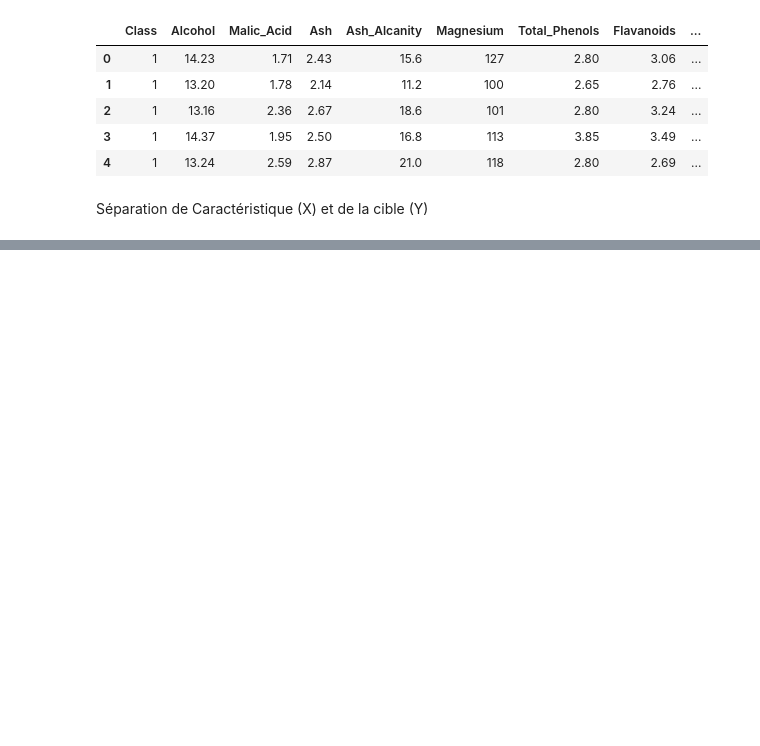
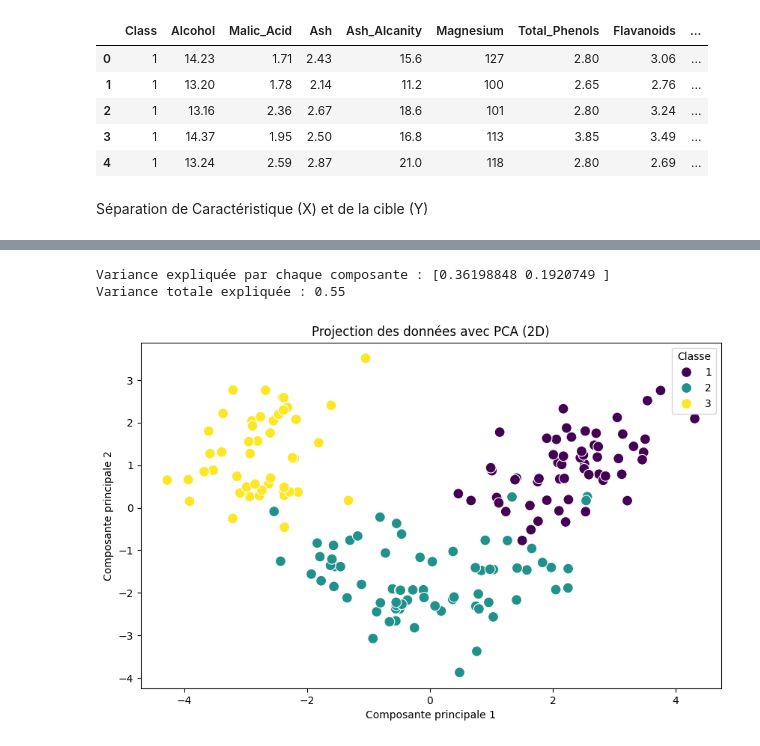
Before and after one commit to theov311/eval_ml, a Jupyter notebook: main.ipynb, the cells around one changed output, grey strips where cells are left out. Cells and saved outputs as stored; diff of their text form; code cells hidden in the pictures; blank space fills up the shorter version.

```diff
--- a/main.ipynb
+++ b/main.ipynb
@@ -22,0 +29,3 @@ y = df['Class']
+# %%
+scaler = StandardScaler()
+X_scaled = scaler.fit_transform(X)
@@ -22,0 +82,25 @@ y = df['Class']
+# %%
+pca = PCA(n_components=2)  # Réduction à 2 dimensions
+X_pca = pca.fit_transform(X_scaled)
+# %%
+explained_variance = pca.explained_variance_ratio_
+print(f"Variance expliquée par chaque composante : {explained_variance}")
+print(f"Variance totale expliquée : {sum(explained_variance):.2f}")
+# %% [output]
+Variance expliquée par chaque composante : [0.36198848 0.1920749 ]
+Variance totale expliquée : 0.55
+# %%
+df_pca = pd.DataFrame(X_pca, columns=['PCA1', 'PCA2'])
+df_pca['target'] = y
+
+plt.figure(figsize=(10, 6))
+sns.scatterplot(
+    x ='PCA1', y ='PCA2', hue='target', data=df_pca, palette='viridis', s=100
+)
+plt.title('Projection des données avec PCA (2D)')
+plt.xlabel('Composante principale 1')
+plt.ylabel('Composante principale 2')
+plt.legend(title='Classe', loc='best')
+plt.show()
+# %% [output]
+[figure, added]
```
Also changed, not shown: parts of 12 cells of this notebook.
